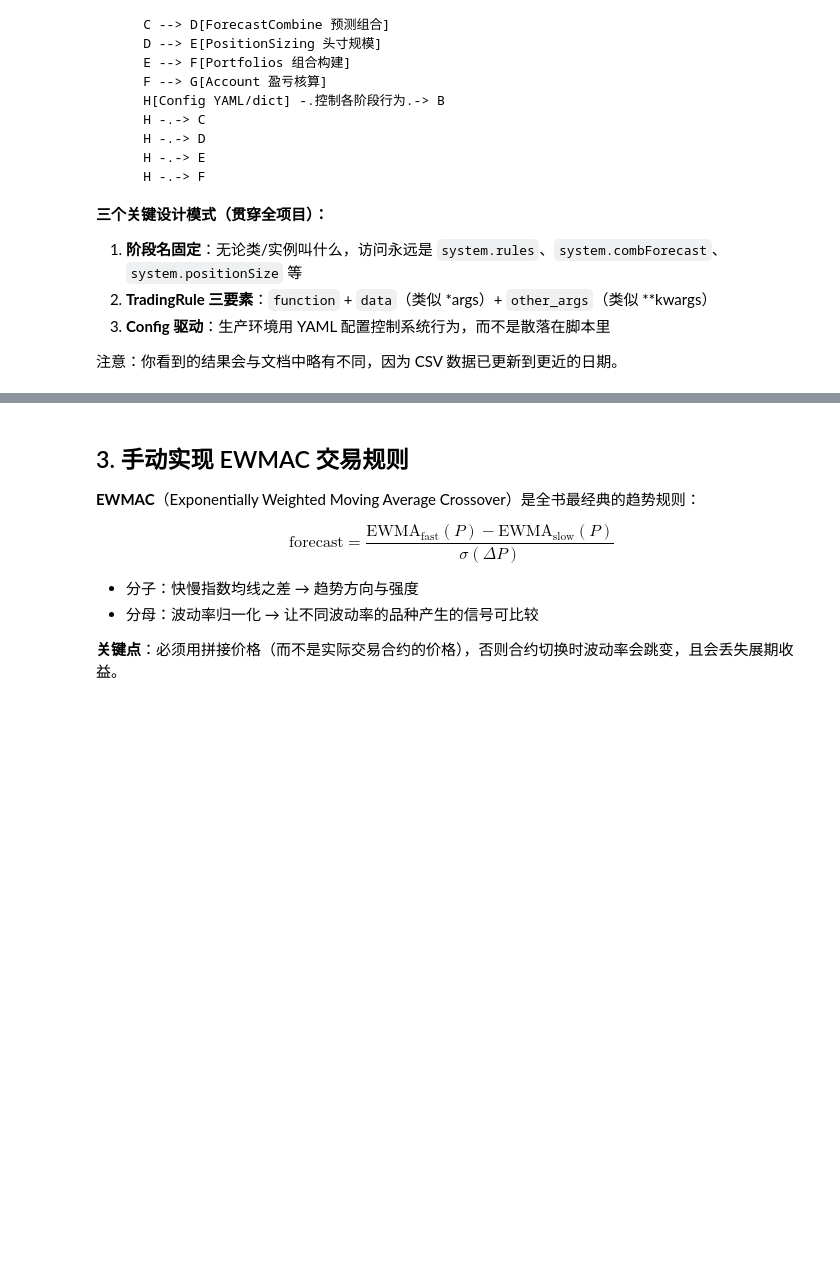
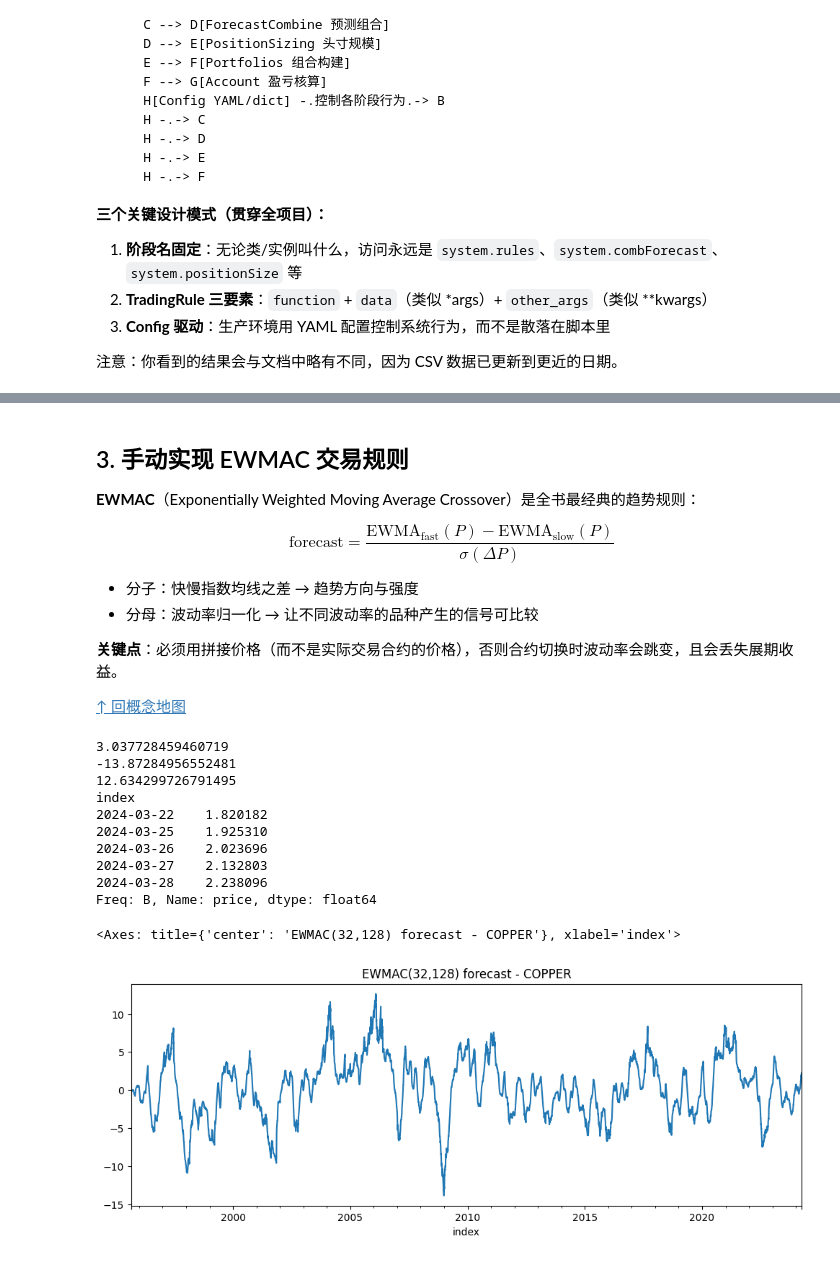
Before and after one commit to senlos/pysystemtrade, a Jupyter notebook: project/notebooks/learn_introduction.ipynb, the cells around one changed output, grey strips where cells are left out. Drawn from its saved outputs; the diff is of its cells as text; code cells hidden in the pictures; blank space fills up the shorter version.

```diff
--- a/project/notebooks/learn_introduction.ipynb
+++ b/project/notebooks/learn_introduction.ipynb
@@ -67,4 +280,5 @@ data.get_instrument_raw_carry_data("SOFR").tail(6)
 # %% [markdown]
+<a id="s3"></a>
 ## 3. 手动实现 EWMAC 交易规则
 
 **EWMAC**（Exponentially Weighted Moving Average Crossover）是全书最经典的趋势规则：
@@ -75,6 +289,8 @@ $$\text{forecast} = \frac{\text{EWMA}_{\text{fast}}(P) - \text{EWMA}_{\text{slow
 - 分母：波动率归一化 → 让不同波动率的品种产生的信号可比较
 
 **关键点**：必须用拼接价格（而不是实际交易合约的价格），否则合约切换时波动率会跳变，且会丢失展期收益。
+
+[↑ 回概念地图](#map)
 # %%
 import pandas as pd
 from sysquant.estimators.vol import robust_vol_calc
@@ -101,9 +317,26 @@ def calc_ewmac_forecast(price, Lfast, Lslow=None):
 # %%
 %matplotlib inline
 
-instrument_code = "SOFR"
+instrument_code = "COPPER"
 price = data.daily_prices(instrument_code)
 ewmac = calc_ewmac_forecast(price, 32, 128)
+
+print(ewmac.abs().mean())
+print(ewmac.min())
+print(ewmac.max())
 print(ewmac.tail(5))
 ewmac.plot(figsize=(12, 4), title=f"EWMAC(32,128) forecast - {instrument_code}")
+# %% [output]
+3.037728459460719
+-13.87284956552481
+12.634299726791495
+index
+2024-03-22    1.820182
+2024-03-25    1.925310
+2024-03-26    2.023696
+2024-03-27    2.132803
+2024-03-28    2.238096
+Freq: B, Name: price, dtype: float64
+<Axes: title={'center': 'EWMAC(32,128) forecast - COPPER'}, xlabel='index'>
+[figure, added]
 # %% [markdown]
```
Also changed, not shown: parts of 54 cells of this notebook, 5 other files.
